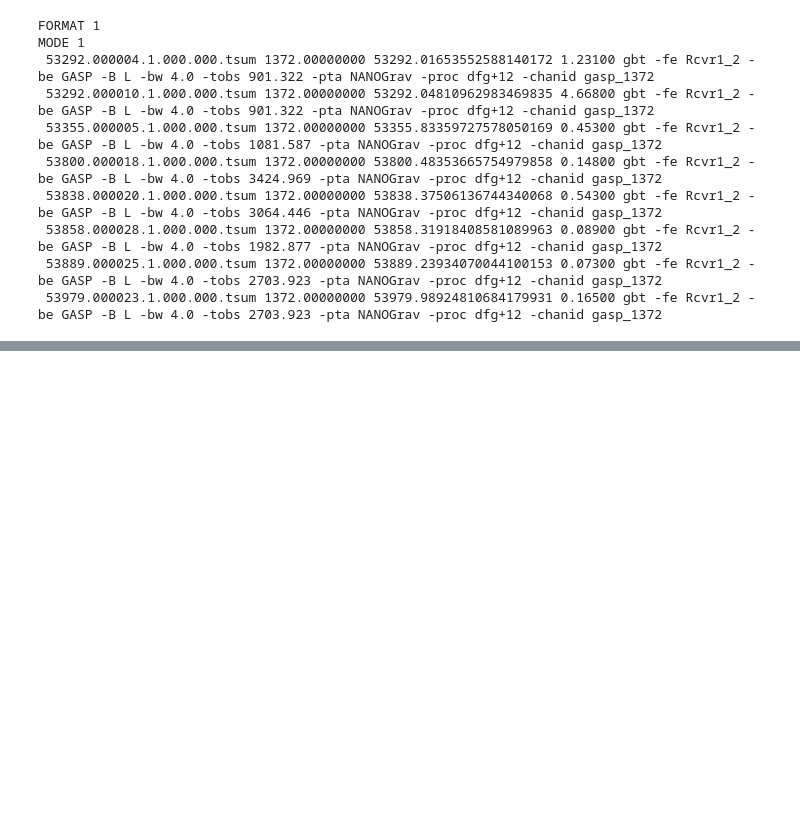
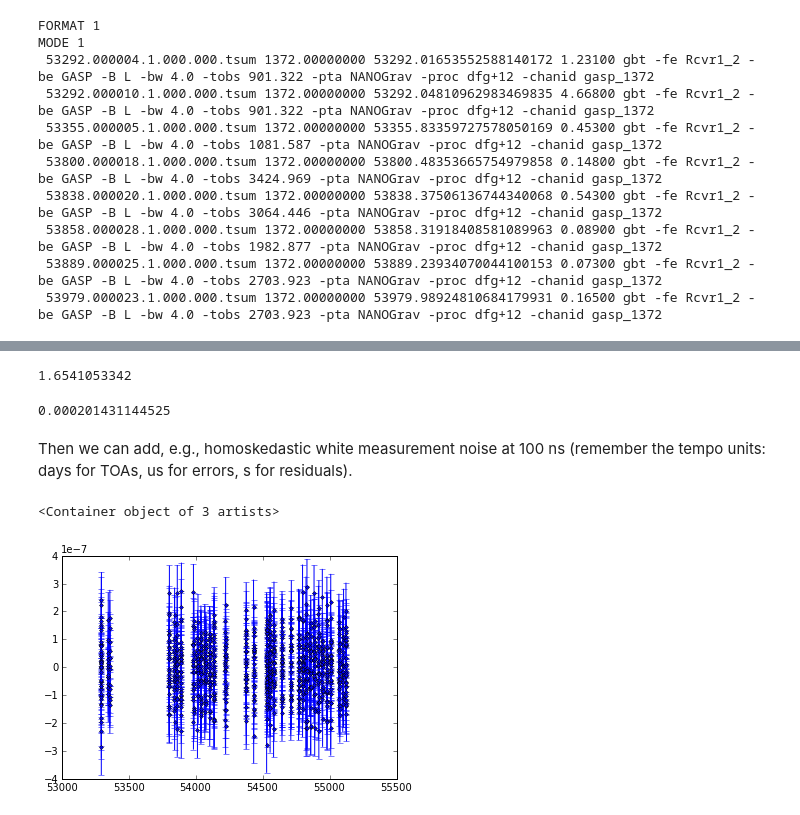
Before and after one commit to vallis/mc3pta, a Jupyter notebook: stempo/libstempo-demo.ipynb, the cells around one changed output, grey strips where cells are left out. Cells and saved outputs as stored; diff of their text form; code cells hidden in the pictures; blank space fills up the shorter version.

```diff
--- a/stempo/libstempo-demo.ipynb
+++ b/stempo/libstempo-demo.ipynb
@@ -161,0 +164,23 @@ MODE 1
+# %%
+print math.sqrt(N.mean(psr.residuals()**2)) / 1e-6
+# %% [output]
+1.6541053342
+# %%
+psr.stoas[:] -= psr.residuals() / 86400.0
+psr.fit()
+# %%
+print math.sqrt(N.mean(psr.residuals()**2)) / 1e-6
+# %% [output]
+0.000201431144525
+# %% [markdown]
+Then we can add, e.g., homoskedastic white measurement noise at 100 ns (remember the tempo units: days for TOAs, us for errors, s for residuals).
+# %%
+psr.stoas[:] += 0.1e-6 * N.random.randn(psr.nobs) / 86400.0
+psr.toaerrs[:] = 0.1
+psr.fit()
+# %%
+i = N.argsort(psr.toas)
+P.errorbar(psr.toas[i],psr.residuals()[i],yerr=1e-6*psr.toaerrs[i],fmt='.')
+# %% [output]
+<Container object of 3 artists>
+[figure, added]
```
Also changed, not shown: parts of 1 cell of this notebook.
